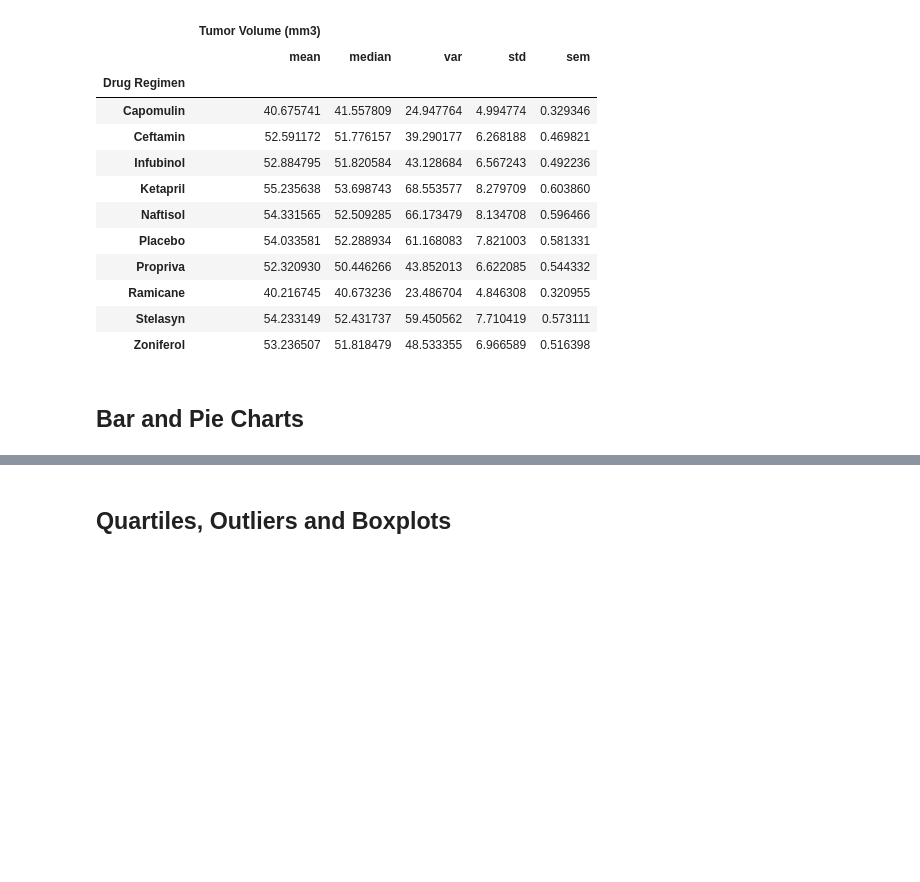
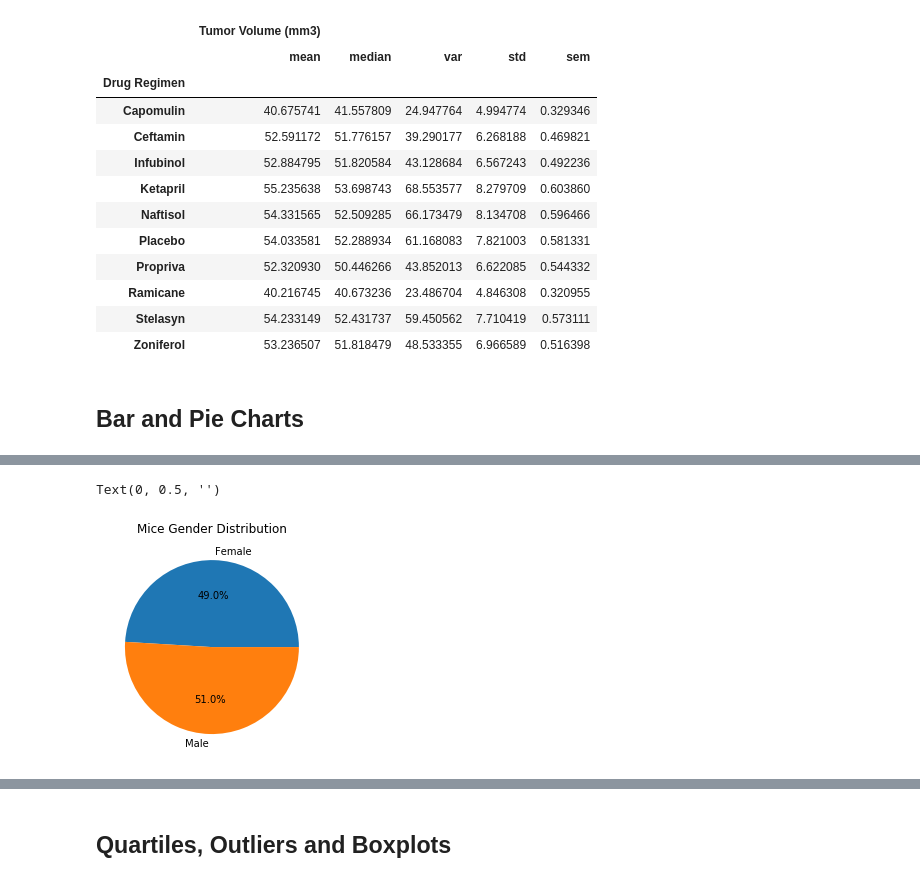
Before and after one commit to llambrano/clinical-trial-analysis, a Jupyter notebook: solution/clinical-trial-analysis.ipynb, the cells around one changed output, grey strips where cells are left out. Drawn from its saved outputs; the diff is of its cells as text; code cells hidden in the pictures; blank space fills up the shorter version.

```diff
--- a/solution/clinical-trial-analysis.ipynb
+++ b/solution/clinical-trial-analysis.ipynb
@@ -169,2 +202,8 @@ summary_statistics_2
+# %%
+mice_gender_plot = mice_gender.plot(y='Mouse ID', kind='pie', autopct='%1.1f%%', title='Mice Gender Distribution', legend=False)
+mice_gender_plot.set_ylabel('')
+# %% [output]
+Text(0, 0.5, '')
+[figure, added]
 # %%
 # Generate a pie plot showing the distribution of female versus male mice using pyplot
```
Also changed, not shown: parts of 20 cells of this notebook, 2 other files.
